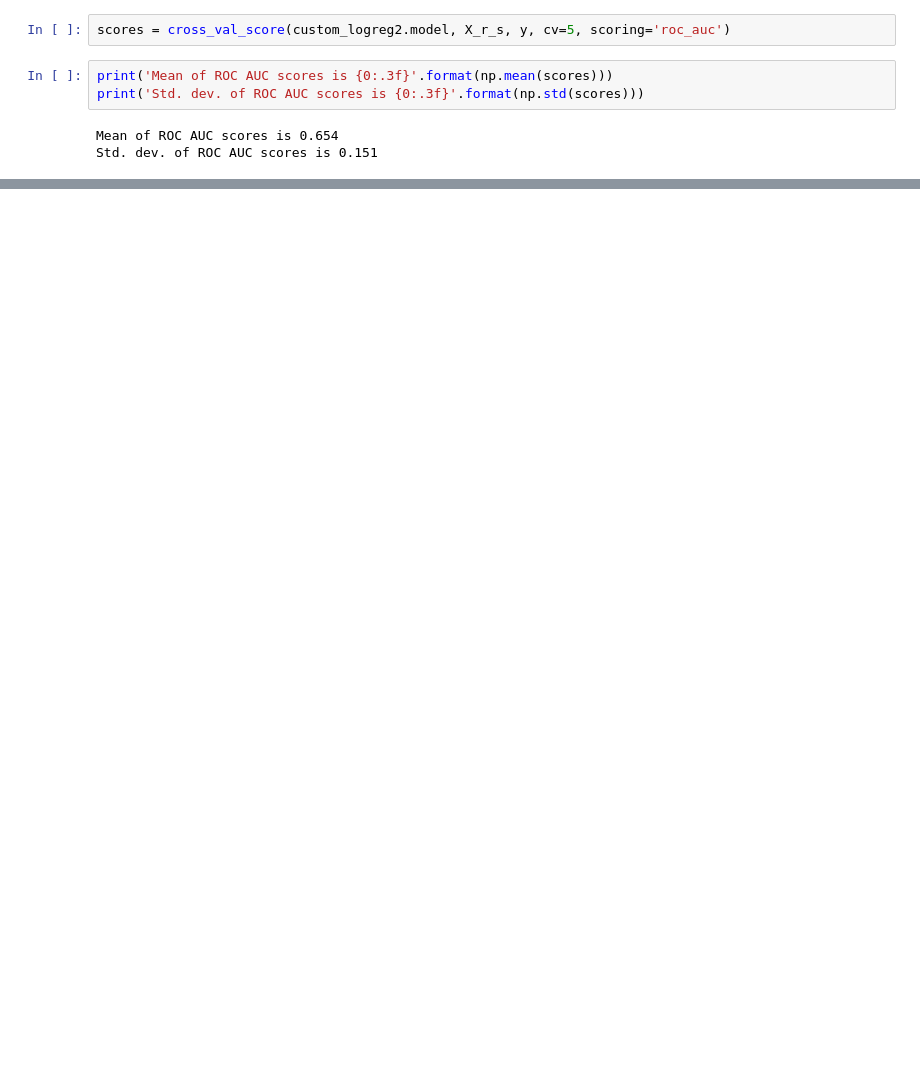
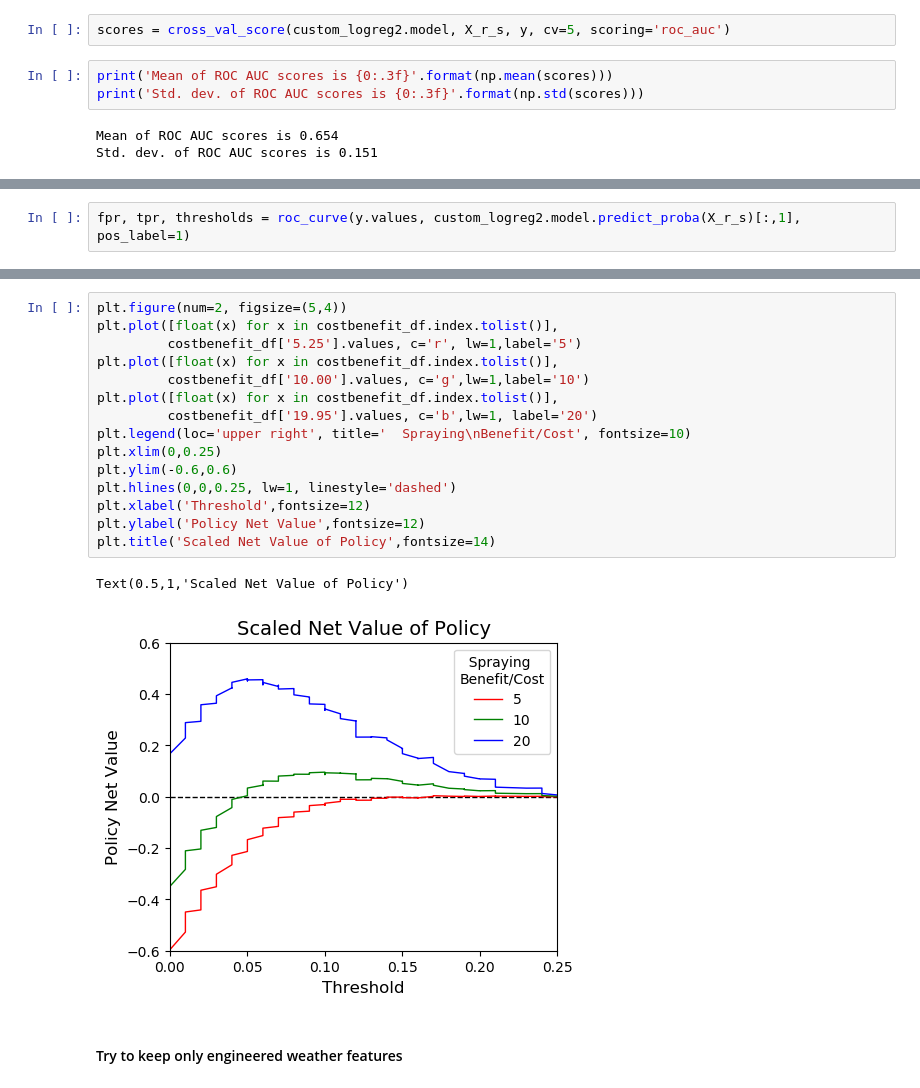
Before and after one commit to schubline/west_nile_virus_project, a Jupyter notebook: JGT_model_4.ipynb, the cells around one changed output, grey strips where cells are left out. Cells and saved outputs as stored; diff of their text form; blank space fills up the shorter version.

```diff
--- a/JGT_model_4.ipynb
+++ b/JGT_model_4.ipynb
@@ -465,0 +500,2 @@ Std. dev. of ROC AUC scores is 0.151
+# %%
+fpr, tpr, thresholds = roc_curve(y.values, custom_logreg2.model.predict_proba(X_r_s)[:,1], pos_label=1)
@@ -465,0 +589,20 @@ Std. dev. of ROC AUC scores is 0.151
+# %%
+plt.figure(num=2, figsize=(5,4))
+plt.plot([float(x) for x in costbenefit_df.index.tolist()],
+         costbenefit_df['5.25'].values, c='r', lw=1,label='5')
+plt.plot([float(x) for x in costbenefit_df.index.tolist()],
+         costbenefit_df['10.00'].values, c='g',lw=1,label='10')
+plt.plot([float(x) for x in costbenefit_df.index.tolist()],
+         costbenefit_df['19.95'].values, c='b',lw=1, label='20')
+plt.legend(loc='upper right', title='  Spraying\nBenefit/Cost', fontsize=10)
+plt.xlim(0,0.25)
+plt.ylim(-0.6,0.6)
+plt.hlines(0,0,0.25, lw=1, linestyle='dashed')
+plt.xlabel('Threshold',fontsize=12)
+plt.ylabel('Policy Net Value',fontsize=12)
+plt.title('Scaled Net Value of Policy',fontsize=14)
+# %% [output]
+Text(0.5,1,'Scaled Net Value of Policy')
+[figure, added]
+# %% [markdown]
+#### Try to keep only engineered weather features
```
Also changed, not shown: parts of 35 cells of this notebook, 4 other files.
